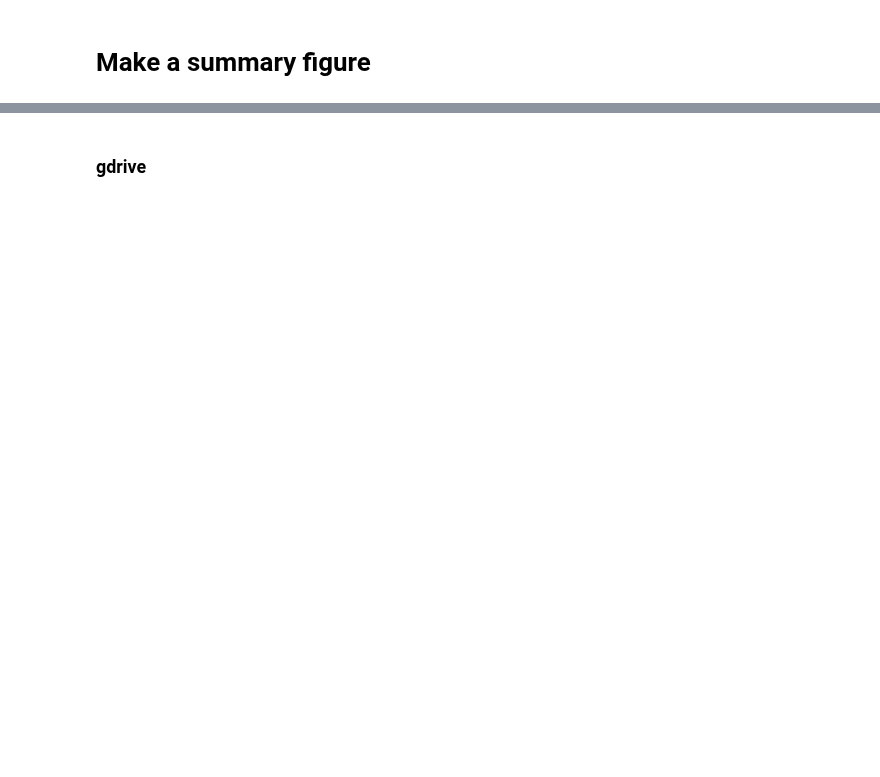
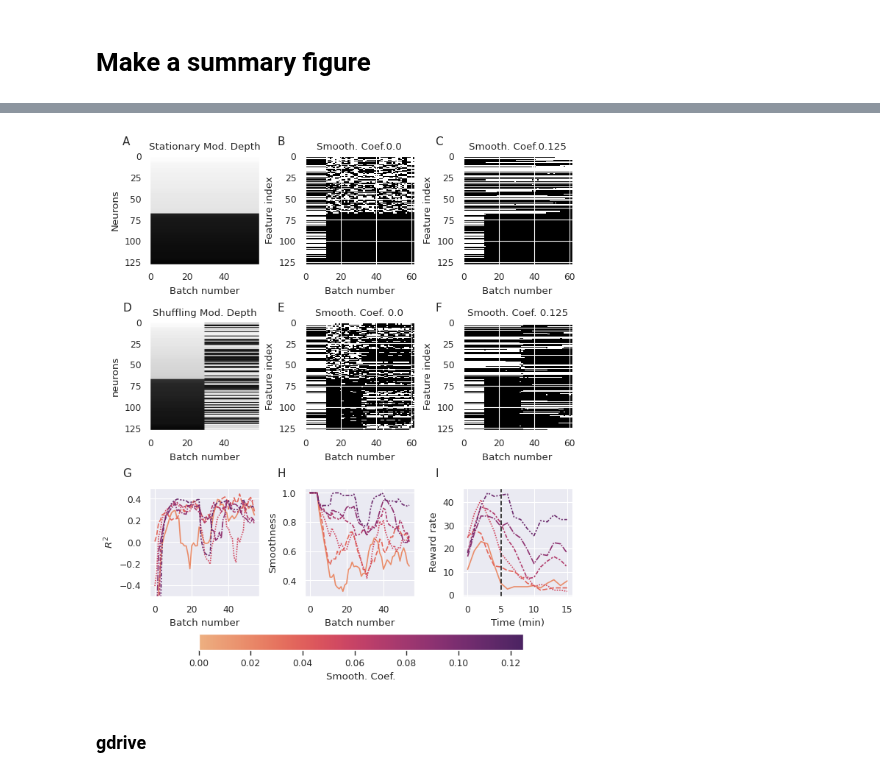
Before and after one commit to sijia66/adaptive_feature_selection, a Jupyter notebook: figure5_convex_algorithm_shuffled_encoder/231019_afs_change_encoder_convex_lasso.ipynb, the cells around one changed output, grey strips where cells are left out. Saved outputs shown, nothing was run; the diff lists cells and outputs as text; code cells hidden in the pictures; blank space fills up the shorter version.

```diff
--- a/figure5_convex_algorithm_shuffled_encoder/231019_afs_change_encoder_convex_lasso.ipynb
+++ b/figure5_convex_algorithm_shuffled_encoder/231019_afs_change_encoder_convex_lasso.ipynb
@@ -544,0 +604,93 @@ findfont: Font family 'Arial' not found.
+# %%
+encoder_shuffling_time = 5
+num_rows = 3 # three rows, one row for stationary encoder, 2 rows for shuffling encoder.
+num_cols = 3 # three columns, one column for each smoothness coefficient, sort of
+
+# let's make a summary plot
+summary_figure, summary_axes_stationary_shuffling = subplots_with_labels(3, 3, figsize = (6.5, 7.5))
+
+# the first row is the stationary encoder
+ax_feat_activity = summary_axes_stationary_shuffling[0,:]
+
+ax_feat_activity[0].imshow(encoder_weight_change_stationary, cmap = 'gray',
+                                          aspect = 'auto')
+ax_feat_activity[0].grid(False)
+ax_feat_activity[0].set_ylabel('Neurons')
+ax_feat_activity[0].set_title('Stationary Mod. Depth')
+ax_feat_activity[0].set_xlabel('Batch number')
+
+
+for i, (e, a, s) in enumerate(zip(exp_data_all_stationary,
+                                ax_feat_activity[1:], smoothness_array)):
+    plot_feature_selection(e['feature_selection']['feat_set'],
+                            ax = a)
+
+    #only title the exp if there are three exp, right.
+    a.set_title(f'Smooth. Coef.{np.round(s, decimals = ROUND_DECIMALS)}')
+    a.set_xlabel('Batch number')
+
+
+
+
+# the next two rows, we quantify the shuffling encoder case
+summary_axes = summary_axes_stationary_shuffling[1:,:]
+
+
+# then the shuffling encoder case
+summary_axes[0,0].imshow(encoder_weight_change_shuffle, cmap = 'gray',
+                                          aspect = 'auto')
+summary_axes[0,0].grid(False)
+summary_axes[0,0].set_ylabel('neurons')
+summary_axes[0,0].set_title('Shuffling Mod. Depth')
+summary_axes[0,0].set_xlabel('Batch number')
+
+# plot the feature selection results
+plot_feature_selection(exp_data_all[0]['feature_selection']['feat_set'], ax = summary_axes[0,1])
+plot_feature_selection(exp_data_all[-1]['feature_selection']['feat_set'], ax = summary_axes[0,2])
+summary_axes[0,1].set_title(f'Smooth. Coef. {smoothness_array[0]}')
+summary_axes[0,2].set_title(f'Smooth. Coef. {smoothness_array[-1]}')
+summary_axes[0,1].set_xlabel('Batch number')
+summary_axes[0,2].set_xlabel('Batch number')
+
+
+
+import seaborn as sns
+import matplotlib.pyplot as plt
+
+# define the colors for each row
+# plot the smoothness of the features
+colors = sns.color_palette('flare', n_colors=len(exp_data_all))
+norm = plt.Normalize(smoothness_array.min(), smoothness_array.max())
+sm = plt.cm.ScalarMappable(cmap="flare", norm=norm)
+
+# # plot the number of features selected
+# sns.lineplot(data=num_features_exp_by_batch.T, palette=colors, ax=summary_axes[0,1], legend=False)
+# summary_axes[0,1].set_xlabel('Batch number')
+# summary_axes[0,1].set_ylabel('Number of features')
+# summary_axes[0,1].set_title('Number of features selected')
+
+# plot the relevance of the features
+sns.lineplot(data=R_2_over_batches_all_exp_gap_ma, palette=colors, ax=summary_axes[1,0], legend=False)
+summary_axes[1,0].set_xlabel('Batch number')
+summary_axes[1,0].set_ylabel(r'$R^2$')
+summary_axes[1,0].set_ylim([-0.5, 0.5])
+
+# plot the smoothness of the features
+sns.lineplot(data=smoothness_conds_by_batch_ma.T, palette=colors, ax=summary_axes[1,1], legend=False)
+summary_axes[1,1].set_xlabel('Batch number')
+summary_axes[1,1].set_ylabel('Smoothness')
+
+# plot the reward rate
+sns.lineplot(data=reward_rate_all.T, palette=colors, ax=summary_axes[1,2], legend=False)
+summary_axes[1,2].set_ylabel('Reward rate')
+summary_axes[1,2].set_xlabel('Time (min)')
+# add a vertical line that shows encoder shuffline
+summary_axes[1,2].axvline(x=encoder_shuffling_time, color='k', linestyle='--')
+
+
+
+cbar = summary_figure.colorbar(sm, ax=summary_axes[1,:],
+                 orientation='horizontal',
+                 location = "bottom")
+cbar.set_label('Smooth. Coef.')
+# %% [output]
@@ -545,3 +714,4 @@ findfont: Font family 'Arial' not found.
+[figure, added]
 # %% [markdown]
 ### gdrive
 # %%
```
Also changed, not shown: parts of 11 cells of this notebook.
